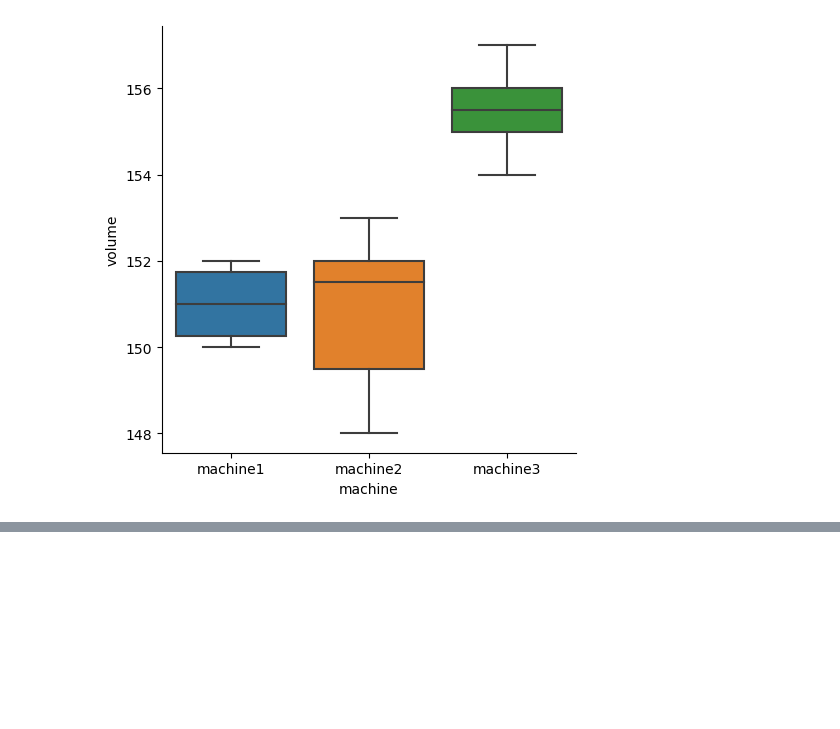
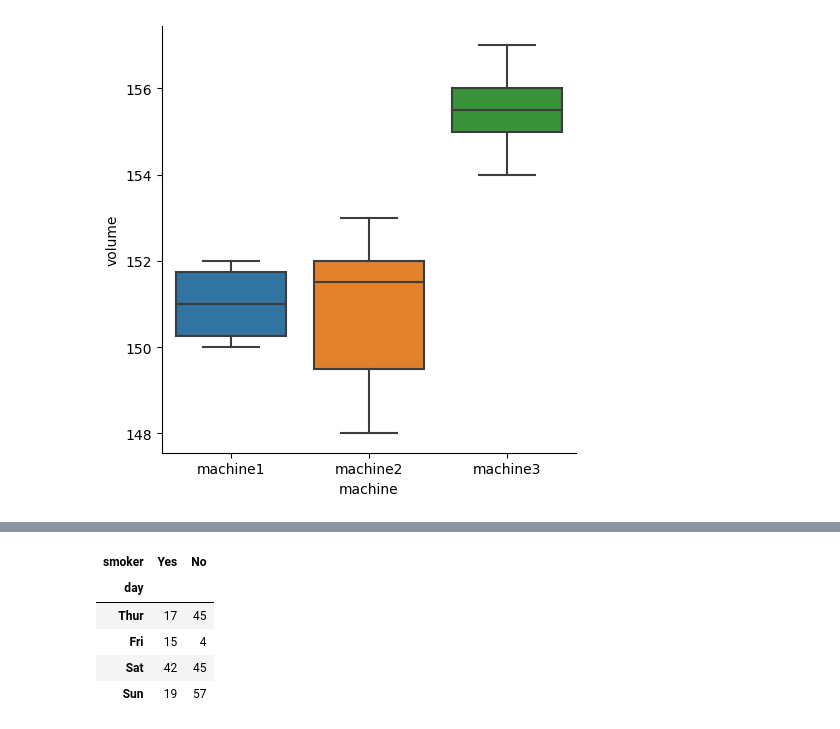
Before and after one commit to rahul-raoniar/Statistics-for-Data-Analysis-using-Python, a Jupyter notebook: 8 Hypothesis testing part 2 (two sample tests)/two_sample_tests.ipynb, the cells around one changed output, grey strips where cells are left out. Cells and saved outputs as stored; diff of their text form; code cells hidden in the pictures; blank space fills up the shorter version.

Commit message:
Added contigency table

```diff
--- a/8 Hypothesis testing part 2 (two sample tests)/two_sample_tests.ipynb
+++ b/8 Hypothesis testing part 2 (two sample tests)/two_sample_tests.ipynb
@@ -509,0 +634,8 @@ sns.catplot(data = m13,
+# %%
+### Let's use tips dataset
+
+# H0: There is no relationship between day and smoker
+# Ha: There is a relationship between day and smoker
+
+tips = sns.load_dataset('tips')
+tips.head()
@@ -509,0 +663,11 @@ sns.catplot(data = m13,
+# %%
+# Contigency table using pivot_table()
+
+tips.pivot_table(index = 'day', columns = 'smoker', aggfunc = 'count')['tip']
+# %% [output]
+| smoker | Yes | No |
+| day |  |  |
+| Thur | 17 | 45 |
+| Fri | 15 | 4 |
+| Sat | 42 | 45 |
+| Sun | 19 | 57 |
```
Also changed, not shown: parts of 22 cells of this notebook.
